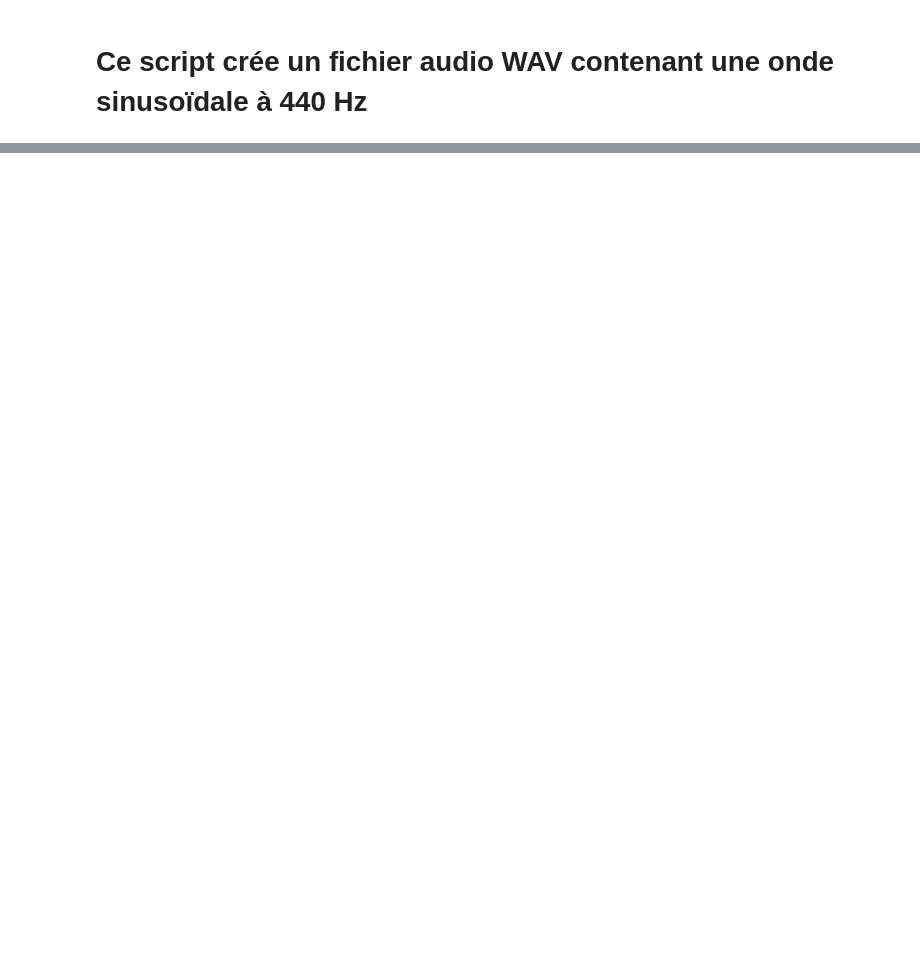
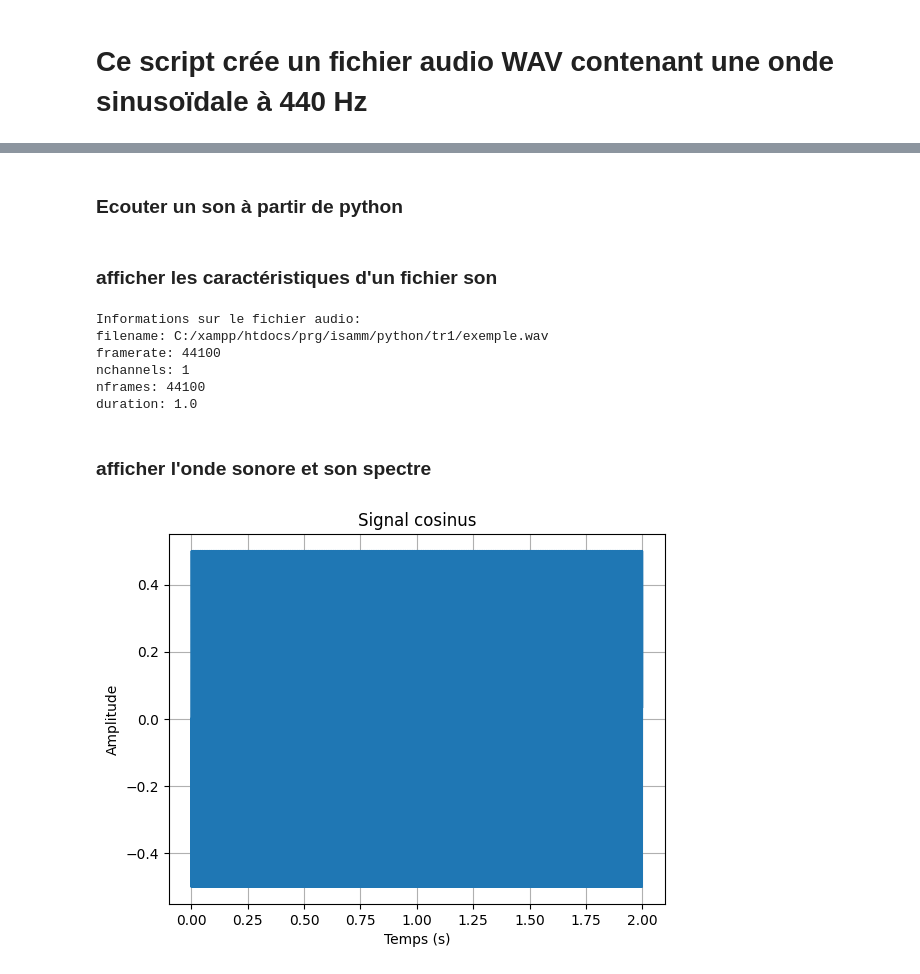
Before and after one commit to oussamabenalisst/Python-ISAMM, a Jupyter notebook: tr1/son.ipynb, the cells around one changed output, grey strips where cells are left out. Drawn from its saved outputs; the diff is of its cells as text; code cells hidden in the pictures; blank space fills up the shorter version.

```diff
--- a/tr1/son.ipynb
+++ b/tr1/son.ipynb
@@ -45,3 +50,5 @@ y, Fs = sf.read('handel_output.wav')
+# %% [markdown]
+### Ecouter un son à partir de python
 # %%
 # pygame est une bibliothèque pour créer des jeux vidéo et gérer des médias
 import pygame
@@ -57,3 +65,58 @@ pygame.time.wait(int(son.get_length() * 1000))
 
 # Quitter Pygame
 pygame.quit()
+# %% [markdown]
+### afficher les caractéristiques d'un fichier son
+# %%
+import soundfile as sf
+
+# Spécifiez le chemin vers votre fichier audio
+filename = "C:/xampp/htdocs/prg/isamm/python/tr1/exemple.wav"
+# Chargez le fichier audio
+y, Fs = sf.read(filename)
+# Obtenir des informations sur le fichier audio
+info = {
+    "filename": filename,
+    "framerate": Fs,
+    "nchannels": y.shape[1] if len(y.shape) > 1 else 1,
+    "nframes": y.shape[0],
+    "duration": y.shape[0] / Fs,
+}
+# Afficher les informations
+print("Informations sur le fichier audio:")
+for key, value in info.items():
+    print(f"{key}: {value}")
+# %% [output]
+Informations sur le fichier audio:
+filename: C:/xampp/htdocs/prg/isamm/python/tr1/exemple.wav
+framerate: 44100
+nchannels: 1
+nframes: 44100
+duration: 1.0
+# %% [markdown]
+### afficher l'onde sonore et son spectre
+# %%
+import numpy as np  # importe NumPy, utilisé pour le calcul numérique et pour créer des tableaux
+import matplotlib.pyplot as plt  # importe matplotlib.pyplot pour tracer des figures
+
+fs = 44100  # fréquence d'échantillonnage en Hz (nombre d'échantillons par seconde)
+Ts = (
+    1 / fs
+)  # période d'échantillonnage en secondes (intervalle de temps entre deux échantillons)
+
+t = np.arange(0, 2, Ts)  # vecteur temps de 0 à 2 secondes (exclu), avec un pas Ts
+# np.arange(start, stop, step) crée des échantillons régulièrement espacés
+
+x = 0.5 * np.cos(2 * np.pi * 500 * t + np.pi / 2)  # génère un signal cosinus :
+# - amplitude 0.5
+# - fréquence 500 Hz (2*pi*500*t)
+# - déphasage de +pi/2 radians (translation de phase)
+
+plt.plot(t, x)  # trace la courbe amplitude vs temps
+plt.xlabel("Temps (s)")  # étiquette de l'axe des abscisses (temps en secondes)
+plt.ylabel("Amplitude")  # étiquette de l'axe des ordonnées (amplitude du signal)
+plt.title("Signal cosinus")  # titre du graphique
+plt.grid(True)  # affiche une grille pour faciliter la lecture
+plt.show()  # affiche la figure à l'écran (bloquant dans certains environnements)
+# %% [output]
+[figure, added]
```
Also changed, not shown: parts of 11 cells of this notebook.
